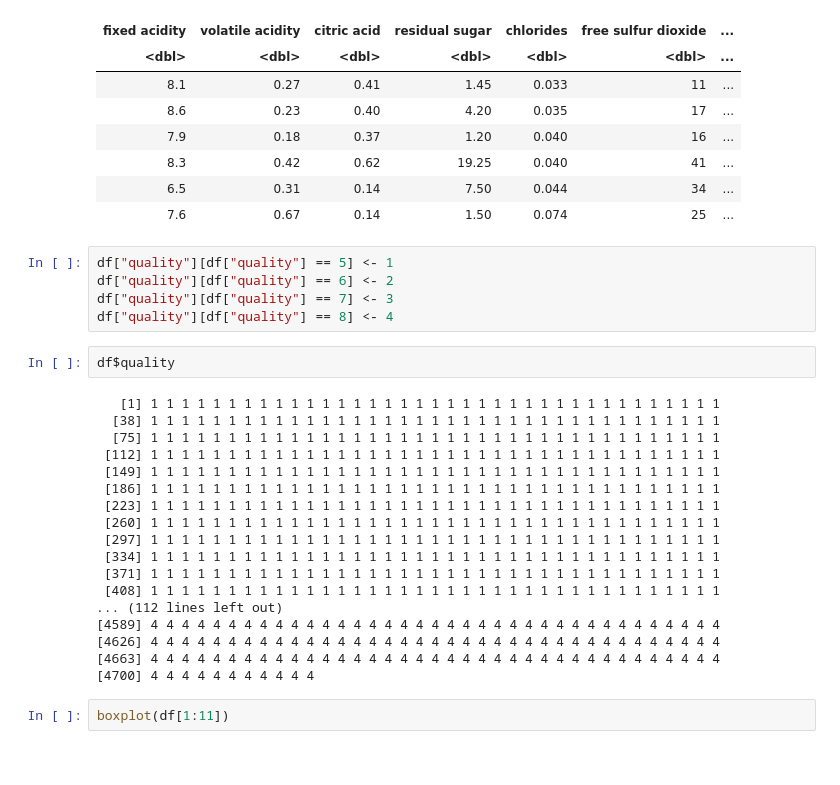
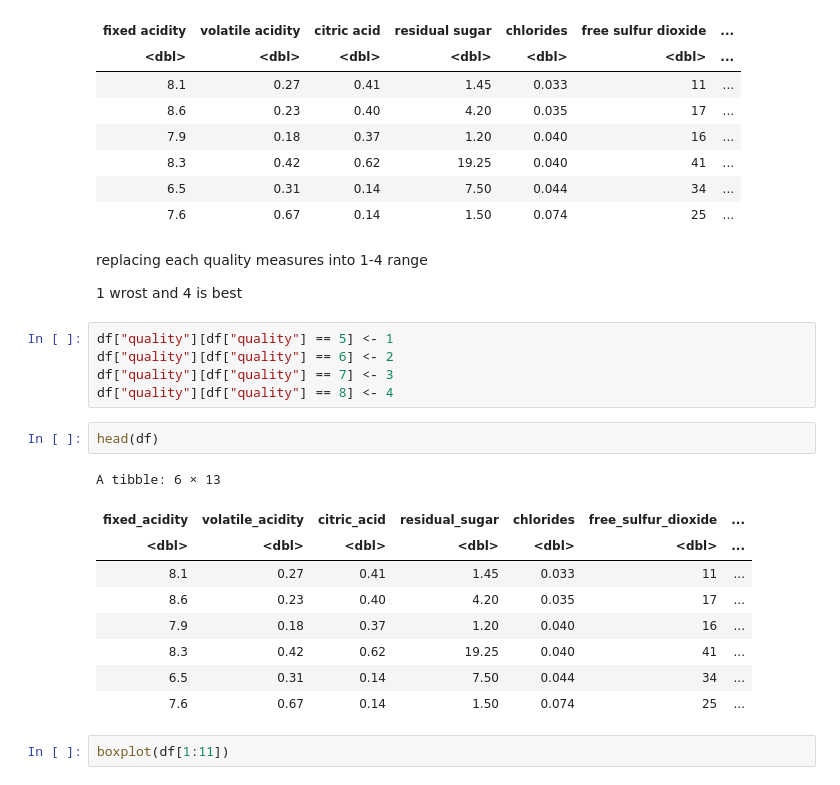
Before and after one commit to Saranga99/DM-ML, a Jupyter notebook: coursework/CW_Q1.ipynb, the cells around one changed output. Cells and saved outputs as stored; diff of their text form.

```diff
--- a/coursework/CW_Q1.ipynb
+++ b/coursework/CW_Q1.ipynb
@@ -35,31 +35,27 @@ A tibble: 6 × 13
 | 8.3 | 0.42 | 0.62 | 19.25 | 0.040 | 41 | ... |
 | 6.5 | 0.31 | 0.14 | 7.50 | 0.044 | 34 | ... |
 | 7.6 | 0.67 | 0.14 | 1.50 | 0.074 | 25 | ... |
+# %% [markdown]
+replacing each quality measures into 1-4 range
+
+1 wrost and 4 is best
 # %%
 df["quality"][df["quality"] == 5] <- 1
 df["quality"][df["quality"] == 6] <- 2
 df["quality"][df["quality"] == 7] <- 3
 df["quality"][df["quality"] == 8] <- 4
-# %%
-df$quality
-# %% [output]
-   [1] 1 1 1 1 1 1 1 1 1 1 1 1 1 1 1 1 1 1 1 1 1 1 1 1 1 1 1 1 1 1 1 1 1 1 1 1 1
-  [38] 1 1 1 1 1 1 1 1 1 1 1 1 1 1 1 1 1 1 1 1 1 1 1 1 1 1 1 1 1 1 1 1 1 1 1 1 1
-  [75] 1 1 1 1 1 1 1 1 1 1 1 1 1 1 1 1 1 1 1 1 1 1 1 1 1 1 1 1 1 1 1 1 1 1 1 1 1
- [112] 1 1 1 1 1 1 1 1 1 1 1 1 1 1 1 1 1 1 1 1 1 1 1 1 1 1 1 1 1 1 1 1 1 1 1 1 1
- [149] 1 1 1 1 1 1 1 1 1 1 1 1 1 1 1 1 1 1 1 1 1 1 1 1 1 1 1 1 1 1 1 1 1 1 1 1 1
- [186] 1 1 1 1 1 1 1 1 1 1 1 1 1 1 1 1 1 1 1 1 1 1 1 1 1 1 1 1 1 1 1 1 1 1 1 1 1
- [223] 1 1 1 1 1 1 1 1 1 1 1 1 1 1 1 1 1 1 1 1 1 1 1 1 1 1 1 1 1 1 1 1 1 1 1 1 1
- [260] 1 1 1 1 1 1 1 1 1 1 1 1 1 1 1 1 1 1 1 1 1 1 1 1 1 1 1 1 1 1 1 1 1 1 1 1 1
- [297] 1 1 1 1 1 1 1 1 1 1 1 1 1 1 1 1 1 1 1 1 1 1 1 1 1 1 1 1 1 1 1 1 1 1 1 1 1
- [334] 1 1 1 1 1 1 1 1 1 1 1 1 1 1 1 1 1 1 1 1 1 1 1 1 1 1 1 1 1 1 1 1 1 1 1 1 1
- [371] 1 1 1 1 1 1 1 1 1 1 1 1 1 1 1 1 1 1 1 1 1 1 1 1 1 1 1 1 1 1 1 1 1 1 1 1 1
- [408] 1 1 1 1 1 1 1 1 1 1 1 1 1 1 1 1 1 1 1 1 1 1 1 1 1 1 1 1 1 1 1 1 1 1 1 1 1
-... (112 lines left out)
-[4589] 4 4 4 4 4 4 4 4 4 4 4 4 4 4 4 4 4 4 4 4 4 4 4 4 4 4 4 4 4 4 4 4 4 4 4 4 4
-[4626] 4 4 4 4 4 4 4 4 4 4 4 4 4 4 4 4 4 4 4 4 4 4 4 4 4 4 4 4 4 4 4 4 4 4 4 4 4
-[4663] 4 4 4 4 4 4 4 4 4 4 4 4 4 4 4 4 4 4 4 4 4 4 4 4 4 4 4 4 4 4 4 4 4 4 4 4 4
-[4700] 4 4 4 4 4 4 4 4 4 4 4
+# %%
+head(df)
+# %% [output]
+A tibble: 6 × 13
+| fixed_acidity | volatile_acidity | citric_acid | residual_sugar | chlorides | free_sulfur_dioxide | ... |
+| <dbl> | <dbl> | <dbl> | <dbl> | <dbl> | <dbl> | ... |
+| 8.1 | 0.27 | 0.41 | 1.45 | 0.033 | 11 | ... |
+| 8.6 | 0.23 | 0.40 | 4.20 | 0.035 | 17 | ... |
+| 7.9 | 0.18 | 0.37 | 1.20 | 0.040 | 16 | ... |
+| 8.3 | 0.42 | 0.62 | 19.25 | 0.040 | 41 | ... |
+| 6.5 | 0.31 | 0.14 | 7.50 | 0.044 | 34 | ... |
+| 7.6 | 0.67 | 0.14 | 1.50 | 0.074 | 25 | ... |
 # %%
 boxplot(df[1:11])
 # %% [output]
```
